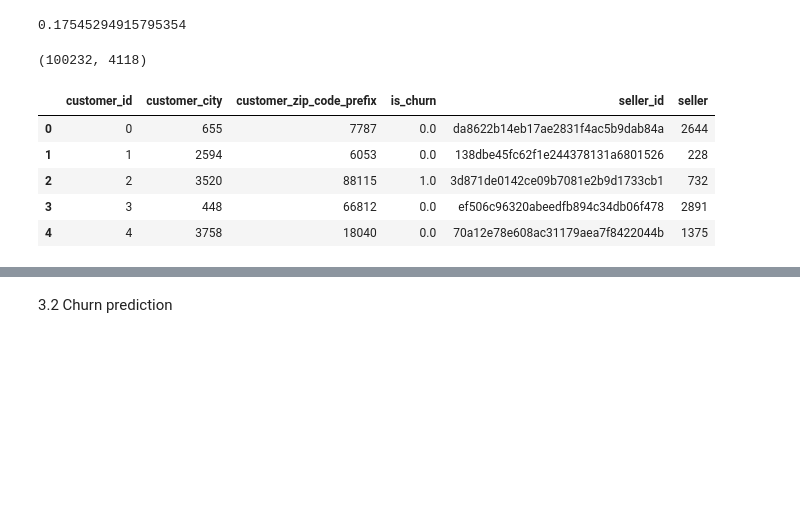
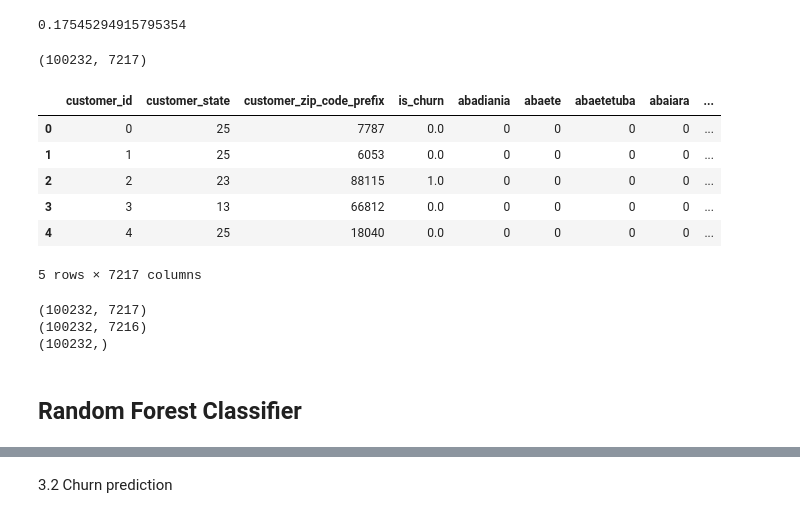
Before and after one commit to masdatascience/AI, a Jupyter notebook: AI_TFM_03.ipynb, the cells around one changed output, grey strips where cells are left out. Cells and saved outputs as stored; diff of their text form; code cells hidden in the pictures; blank space fills up the shorter version.

```diff
--- a/AI_TFM_03.ipynb
+++ b/AI_TFM_03.ipynb
@@ -569,15 +596,25 @@ seller_id                   100232
 dtype: int64
 0.17545294915795354
 # %%
-temporal =  prueba_clientes.drop(['customer_city','seller_id'], axis=1)
-#seller =   pd.get_dummies(prueba_clientes["seller_id"].astype('category').cat.codes).iloc[:,1:]
-customer_state = pd.get_dummies(prueba_clientes.customer_state).iloc[:,1:]
-seller = pd.get_dummies(prueba_clientes.seller_id).iloc[:,1:]
-city = pd.get_dummies(prueba_clientes.customer_city).iloc[:,1:]
-#dataset = labelDatase(temporal)
+
+enconder = LabelEncoder()
+
+
+dataset =  prueba_clientes.drop(['customer_city','seller_id'], axis=1)
+ds_customer_city = pd.get_dummies(prueba_clientes.customer_city).iloc[:,1:]
+#ds_seller_id = pd.get_dummies(prueba_clientes.seller_id.astype('category').cat.codes).iloc[:,1:]
+ds_seller_id = pd.get_dummies(prueba_clientes.seller_id).iloc[:,1:]
+customer = pd.concat([dataset,ds_customer_city,ds_seller_id], axis=1)
+customer['customer_id']= enconder.fit_transform(customer["customer_id"])
+customer['customer_state']= enconder.fit_transform(customer["customer_state"])
+print(customer.shape)
+customer.head()
+# %% [output]
+(100232, 7217)
+|  | customer_id | customer_state | customer_zip_code_prefix | is_churn | abadiania | abaete | abaetetuba | abaiara | ... |
+| 0 | 0 | 25 | 7787 | 0.0 | 0 | 0 | 0 | 0 | ... |
+| 1 | 1 | 25 | 6053 | 0.0 | 0 | 0 | 0 | 0 | ... |
+| 2 | 2 | 23 | 88115 | 1.0 | 0 | 0 | 0 | 0 | ... |
+| 3 | 3 | 13 | 66812 | 0.0 | 0 | 0 | 0 | 0 | ... |
+| 4 | 4 | 25 | 18040 | 0.0 | 0 | 0 | 0 | 0 | ... |
+5 rows × 7217 columns
-# %%
-#seller =   pd.get_dummies(prueba_clientes["seller_id"].astype('category').cat.codes).iloc[:,1:]
-city = pd.get_dummies(prueba_clientes.customer_city).iloc[:,1:]
-city.shape
-# %% [output]
-(100232, 4118)
@@ -589,9 +621,14 @@ prueba_clientes.head()
-# %%
-temporal.head()
-# %% [output]
-|  | customer_id | customer_city | customer_zip_code_prefix | is_churn | seller_id | seller |
-| 0 | 0 | 655 | 7787 | 0.0 | da8622b14eb17ae2831f4ac5b9dab84a | 2644 |
-| 1 | 1 | 2594 | 6053 | 0.0 | 138dbe45fc62f1e244378131a6801526 | 228 |
-| 2 | 2 | 3520 | 88115 | 1.0 | 3d871de0142ce09b7081e2b9d1733cb1 | 732 |
-| 3 | 3 | 448 | 66812 | 0.0 | ef506c96320abeedfb894c34db06f478 | 2891 |
-| 4 | 4 | 3758 | 18040 | 0.0 | 70a12e78e608ac31179aea7f8422044b | 1375 |
+# %%
+print(customer.shape)
+# se obtiene X y Y , además los datasets de entrenamiento y pruebas
+features = customer.drop(['is_churn'], axis=1)
+labels = customer['is_churn']
+print(features.shape)
+print(labels.shape)
+train_features, test_features, train_labels, test_labels = train_test_split(features, labels, test_size=0.2, random_state=1)
+# %% [output]
+(100232, 7217)
+(100232, 7216)
+(100232,)
+# %% [markdown]
+## Random Forest Classifier
```
Also changed, not shown: parts of 17 cells of this notebook.
